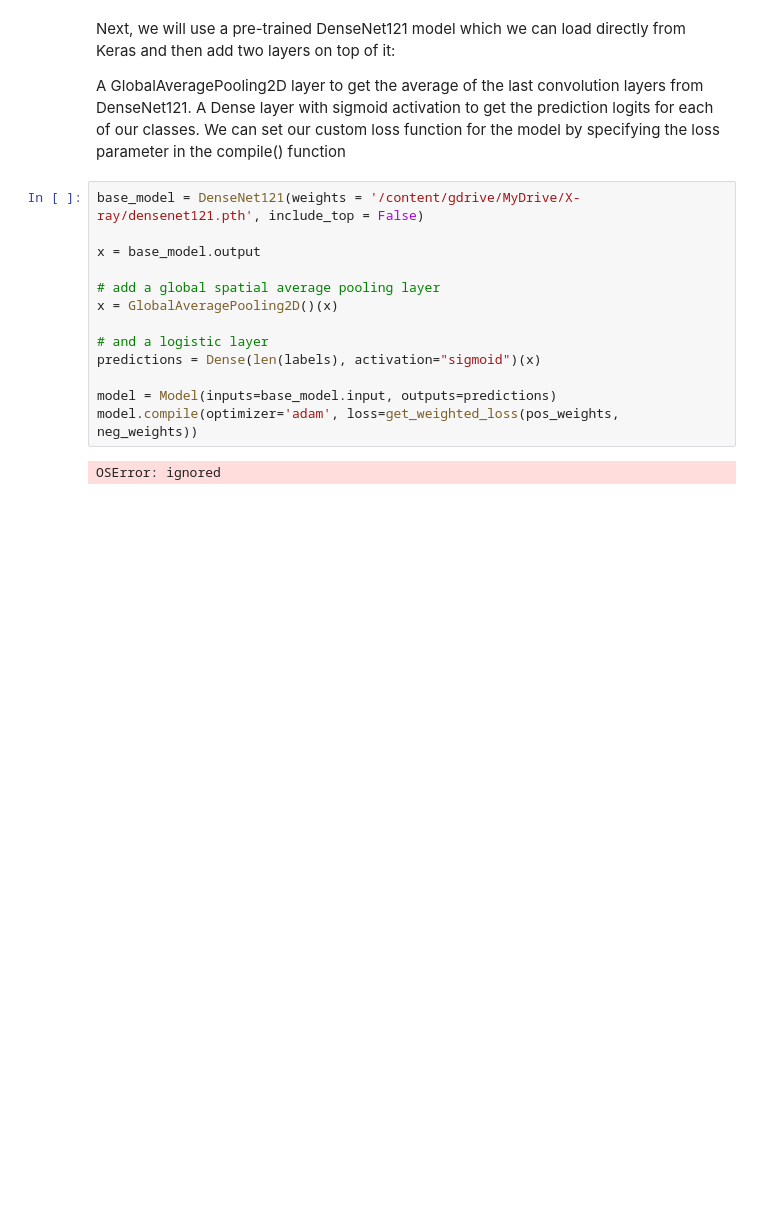
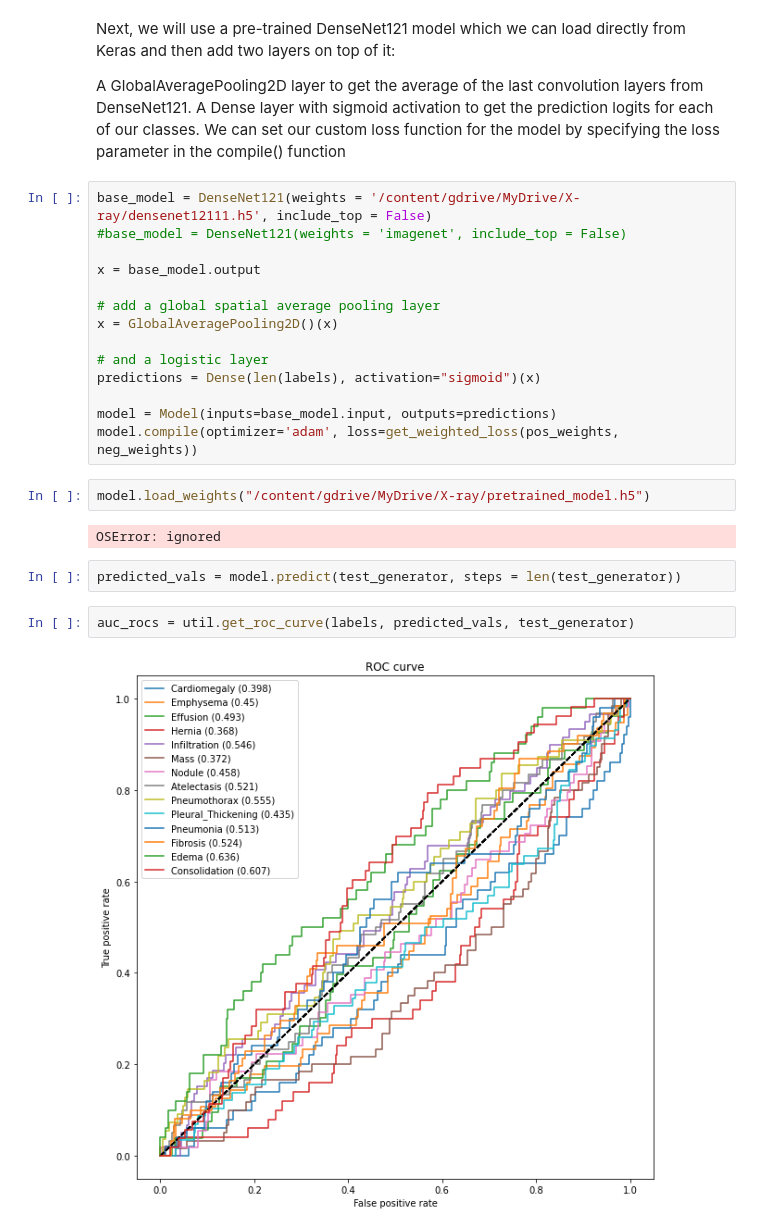
Before and after one commit to LIMON100/Ai-for-Medical, a Jupyter notebook: X-Ray/Chest_x_Ray.ipynb, the cells around one changed output. Drawn from its saved outputs; the diff is of its cells as text; blank space fills up the shorter version.

Commit message:
ROc curve

```diff
--- a/X-Ray/Chest_x_Ray.ipynb
+++ b/X-Ray/Chest_x_Ray.ipynb
@@ -566,7 +566,8 @@ A GlobalAveragePooling2D layer to get the average of the last convolution layers
 A Dense layer with sigmoid activation to get the prediction logits for each of our classes.
 We can set our custom loss function for the model by specifying the loss parameter in the compile() function
 # %%
-base_model = DenseNet121(weights = '/content/gdrive/MyDrive/X-ray/densenet121.pth', include_top = False)
+base_model = DenseNet121(weights = '/content/gdrive/MyDrive/X-ray/densenet12111.h5', include_top = False)
+#base_model = DenseNet121(weights = 'imagenet', include_top = False)
 
 x = base_model.output
 
@@ -578,7 +579,15 @@ predictions = Dense(len(labels), activation="sigmoid")(x)
 
 model = Model(inputs=base_model.input, outputs=predictions)
 model.compile(optimizer='adam', loss=get_weighted_loss(pos_weights, neg_weights))
-# %% [output]
-OSError: ignored
+# %%
+model.load_weights("/content/gdrive/MyDrive/X-ray/pretrained_model.h5")
+# %% [output]
+OSError: ignored
+# %%
+predicted_vals = model.predict(test_generator, steps = len(test_generator))
+# %%
+auc_rocs = util.get_roc_curve(labels, predicted_vals, test_generator)
+# %% [output]
+[figure, added]
 # %%
 history = model.fit_generator(train_generator,
```
Also changed, not shown: parts of 3 cells of this notebook.
